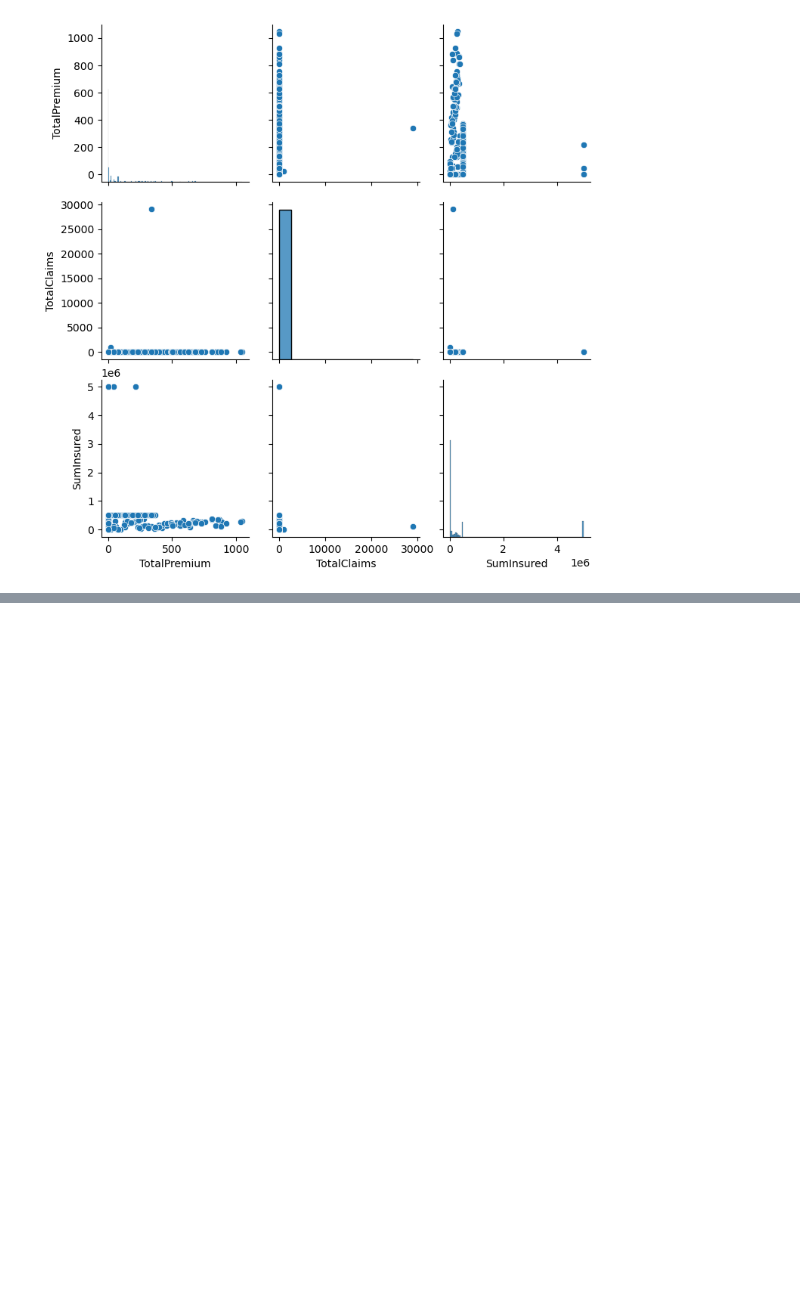
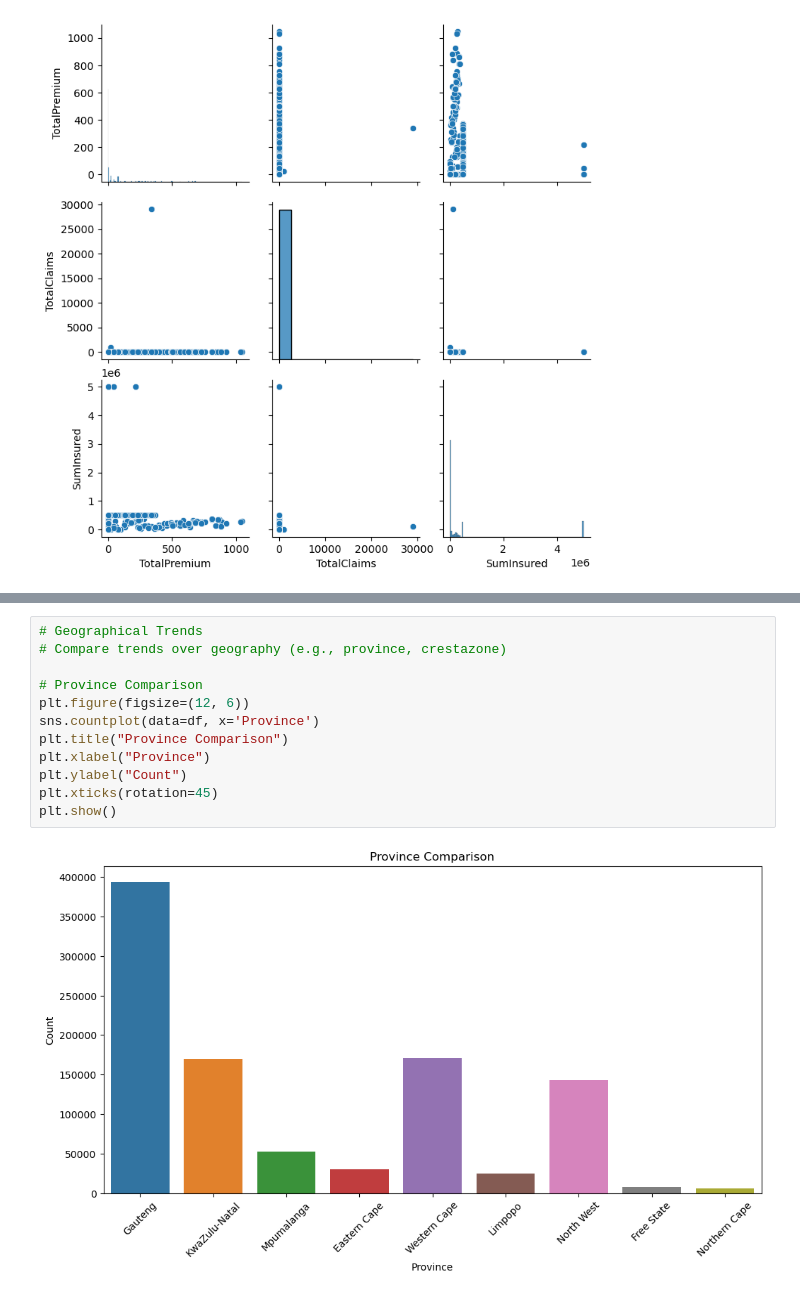
Before and after one commit to jodahe1/ACIS, a Jupyter notebook: Task-1/DataCleaning.ipynb, the cells around one changed output, grey strips where cells are left out. Drawn from its saved outputs; the diff is of its cells as text; blank space fills up the shorter version.

```diff
--- a/Task-1/DataCleaning.ipynb
+++ b/Task-1/DataCleaning.ipynb
@@ -250,0 +289,14 @@ plt.show()
+# %%
+# Geographical Trends
+# Compare trends over geography (e.g., province, crestazone)
+
+# Province Comparison
+plt.figure(figsize=(12, 6))
+sns.countplot(data=df, x='Province')
+plt.title("Province Comparison")
+plt.xlabel("Province")
+plt.ylabel("Count")
+plt.xticks(rotation=45)
+plt.show()
+# %% [output]
+[figure, added]
```
Also changed, not shown: parts of 5 cells of this notebook.
